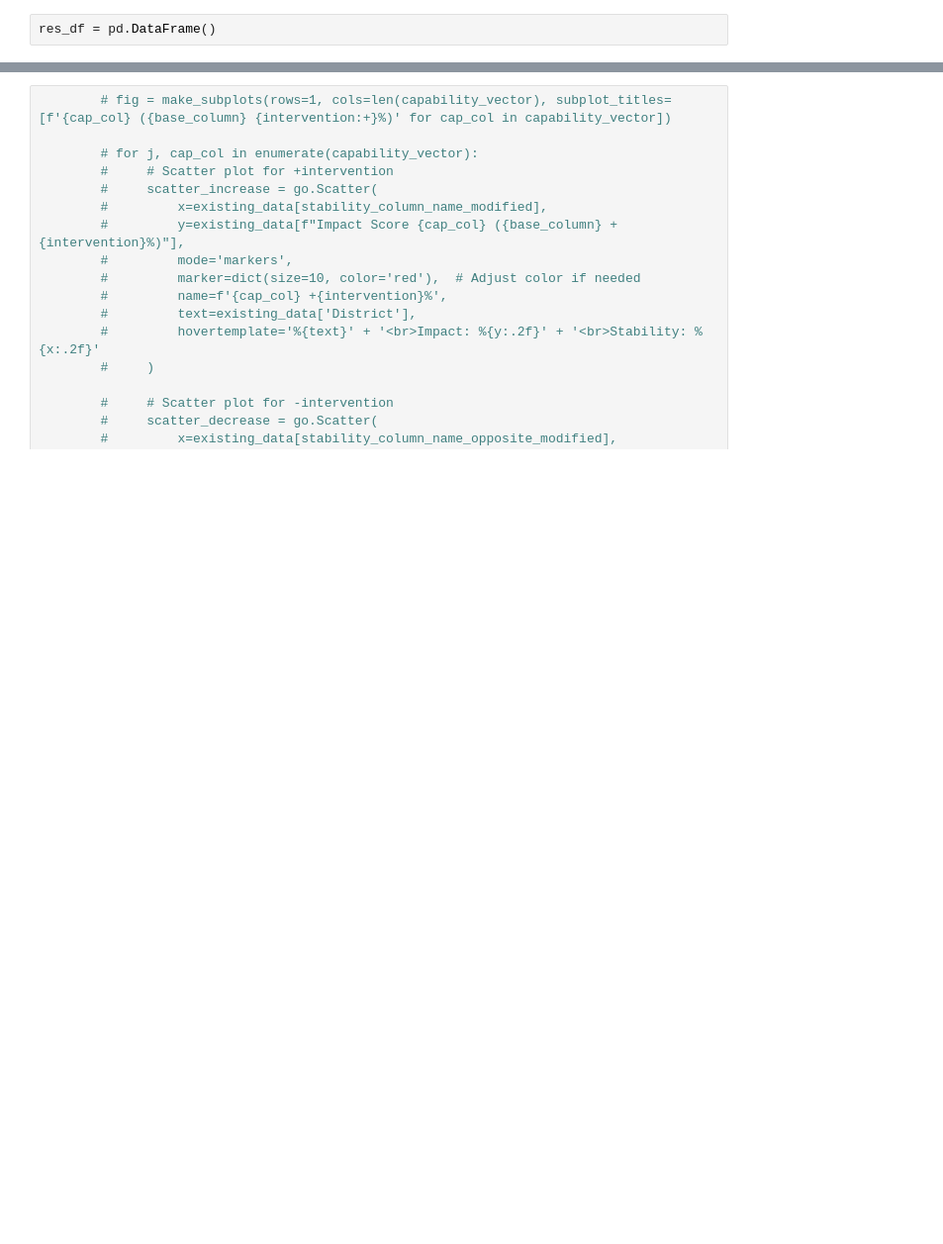
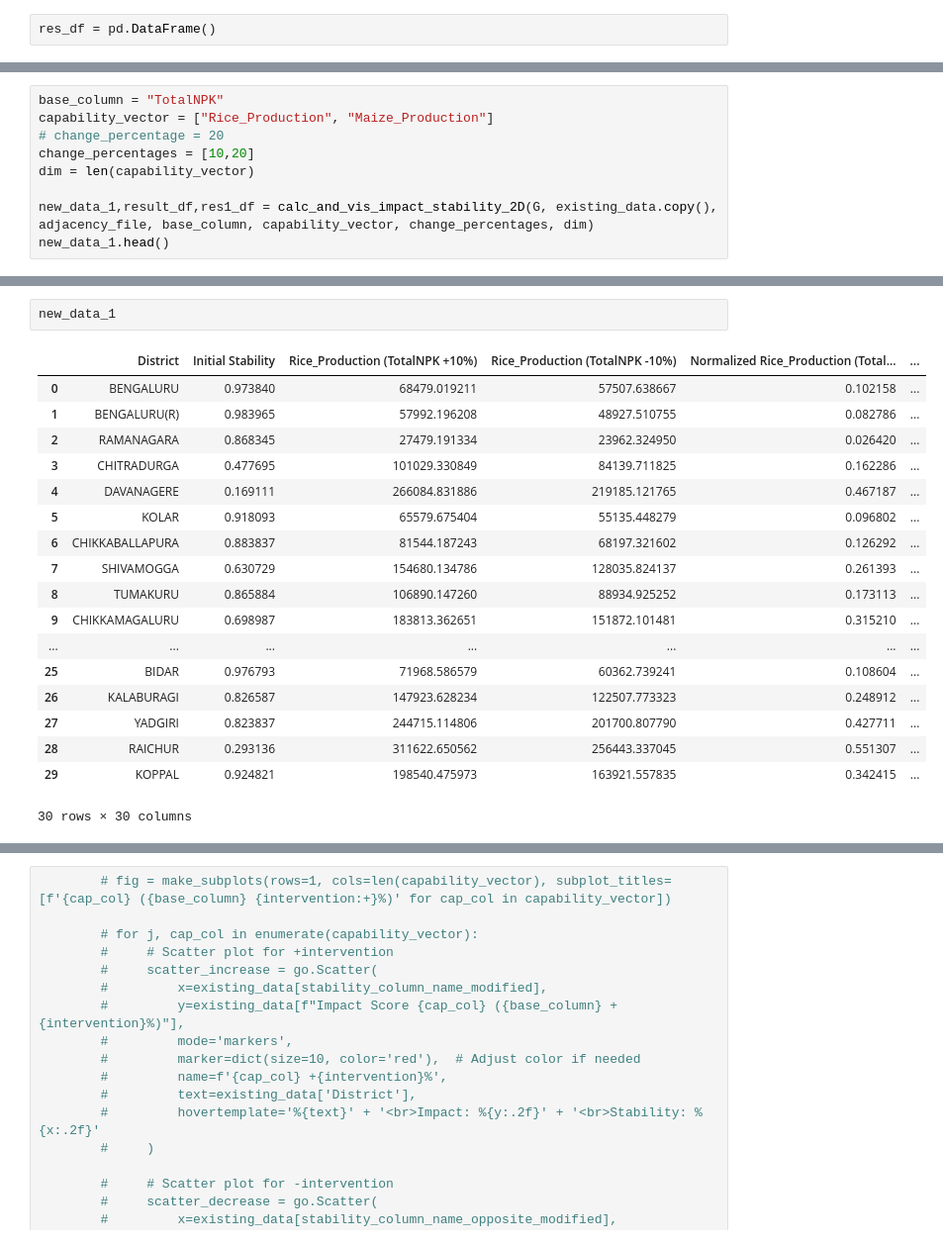
Before and after one commit to Manish3693/WSL_PSS, a Jupyter notebook: PE_1.ipynb, the cells around one changed output, grey strips where cells are left out. Shown at 99% size. Drawn from its saved outputs; the diff is of its cells as text; blank space fills up the shorter version.

```diff
--- a/PE_1.ipynb
+++ b/PE_1.ipynb
@@ -994,0 +1066,9 @@ new_data_1.head()
+# %%
+base_column = "TotalNPK"
+capability_vector = ["Rice_Production", "Maize_Production"]
+# change_percentage = 20
+change_percentages = [10,20]
+dim = len(capability_vector)
+
+new_data_1,result_df,res1_df = calc_and_vis_impact_stability_2D(G, existing_data.copy(), adjacency_file, base_column, capability_vector, change_percentages, dim)
+new_data_1.head()
@@ -995,3 +1091,24 @@ new_data_1.head()
+# %%
+new_data_1
+# %% [output]
+|  | District | Initial Stability | Rice_Production (TotalNPK +10%) | Rice_Production (TotalNPK -10%) | Normalized Rice_Production (Total... | ... |
+| 0 | BENGALURU | 0.973840 | 68479.019211 | 57507.638667 | 0.102158 | ... |
+| 1 | BENGALURU(R) | 0.983965 | 57992.196208 | 48927.510755 | 0.082786 | ... |
+| 2 | RAMANAGARA | 0.868345 | 27479.191334 | 23962.324950 | 0.026420 | ... |
+| 3 | CHITRADURGA | 0.477695 | 101029.330849 | 84139.711825 | 0.162286 | ... |
+| 4 | DAVANAGERE | 0.169111 | 266084.831886 | 219185.121765 | 0.467187 | ... |
+| 5 | KOLAR | 0.918093 | 65579.675404 | 55135.448279 | 0.096802 | ... |
+| 6 | CHIKKABALLAPURA | 0.883837 | 81544.187243 | 68197.321602 | 0.126292 | ... |
+| 7 | SHIVAMOGGA | 0.630729 | 154680.134786 | 128035.824137 | 0.261393 | ... |
+| 8 | TUMAKURU | 0.865884 | 106890.147260 | 88934.925252 | 0.173113 | ... |
+| 9 | CHIKKAMAGALURU | 0.698987 | 183813.362651 | 151872.101481 | 0.315210 | ... |
+| ... | ... | ... | ... | ... | ... | ... |
+| 25 | BIDAR | 0.976793 | 71968.586579 | 60362.739241 | 0.108604 | ... |
+| 26 | KALABURAGI | 0.826587 | 147923.628234 | 122507.773323 | 0.248912 | ... |
+| 27 | YADGIRI | 0.823837 | 244715.114806 | 201700.807790 | 0.427711 | ... |
+| 28 | RAICHUR | 0.293136 | 311622.650562 | 256443.337045 | 0.551307 | ... |
+| 29 | KOPPAL | 0.924821 | 198540.475973 | 163921.557835 | 0.342415 | ... |
+30 rows × 30 columns
 # %%
 import statsmodels.api as sm
 import pandas as pd
```
Also changed, not shown: parts of 25 cells of this notebook, 2 other files.
